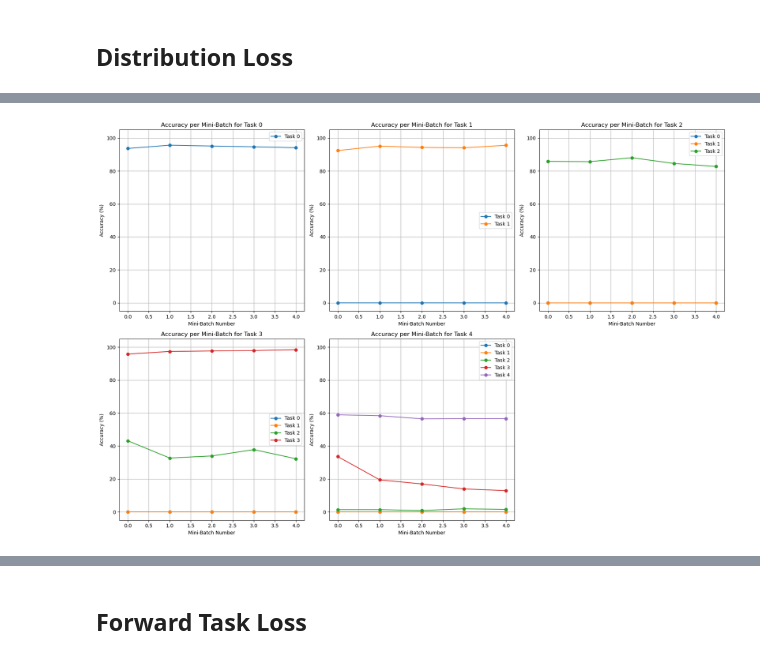
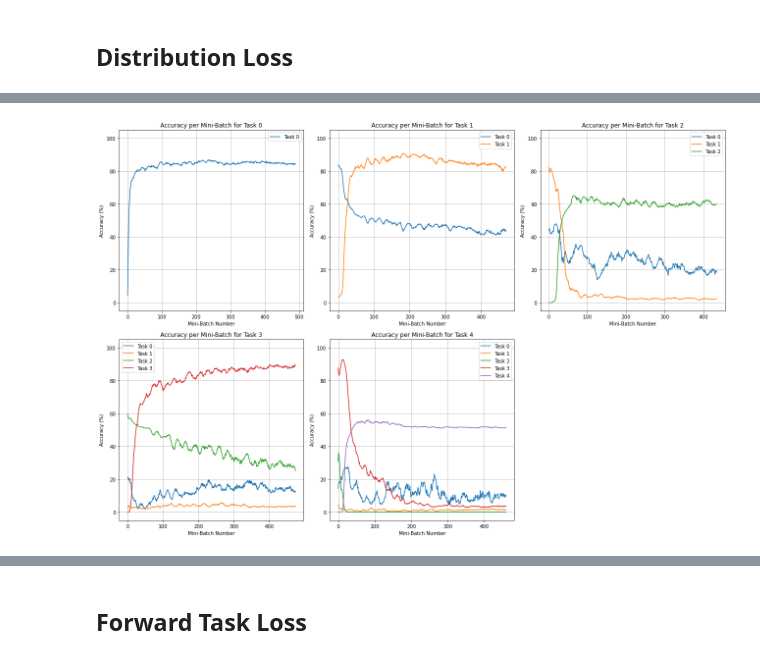
Before and after one commit to bochendong/Fantastic-ML-Method, a Jupyter notebook: LTL/MNIST/Experiment/Best.ipynb, the cells around one changed output, grey strips where cells are left out. Drawn from its saved outputs; the diff is of its cells as text; code cells hidden in the pictures.

```diff
--- a/LTL/MNIST/Experiment/Best.ipynb
+++ b/LTL/MNIST/Experiment/Best.ipynb
@@ -125,23 +195,23 @@ def train_distribution(model, task_num, criterion, epoches):
     print(f"##########Task {task_num}##########")
     for e in range(epoches):
         print(f"Epoch {e}")
-
+        batch_num = 0
         for images, labels in train_loader:
             follower.train()
             images, labels = images.to(device), labels.to(device)
             outputs = follower(images)
 
-            except_mean = 0.2
+            except_mean = 0.1
             empty_loss = 0
-            for task in range (5):
-                    task_start = task * 2
-                    task_end = (task + 1) * 2
+            for task in range (10):
+                task_start = task
+                task_end = (task + 1)
 
-                    fake_image = torch.randn(batch_size, 1, 28, 28)
-                    fake_output = follower(fake_image)
+                fake_image = torch.randn(batch_size, 1, 28, 28).to(device)
+                fake_output = follower(fake_image)
 
-                    real_mean = torch.mean(torch.abs(fake_output[:,task_start:task_end]))
-                    empty_loss += torch.abs(except_mean - real_mean)
+                real_mean = torch.mean(torch.abs(fake_output[:,task_start:task_end]))
+                empty_loss += torch.abs(except_mean - real_mean)
 
 
             loss = criterion(outputs[:,:valid_out_dim], labels) + empty_loss
@@ -150,17 +220,20 @@ def train_distribution(model, task_num, criterion, epoches):
             loss.backward()
             optimizer_F.step()
 
+            if(batch_num % 10 == 0):
+                avg_acc = 0
+                for task in range(task_num + 1):
+                    acc = cal_acc(follower, task_dataloaders[task][0], device)
+                    avg_acc += acc
+                    task_accuracies[task].append(acc * 100)
+                    print(f"Batch num: {batch_num}, Task {task} acc: { acc * 100:.4f}", end = ', ')
+
+                print(f"Task avg acc:{avg_acc*100/(task_num + 1):.4f}")
+
+            batch_num += 1
+
 
         adjust_learning_rate(optimizer_F)
-        avg_acc = 0
-        for task in range(task_num + 1):
-            acc = cal_acc(follower, task_dataloaders[task][0], device)
-            avg_acc += acc
-            task_accuracies[task].append(acc * 100)
-            print(f"Task {task} acc: { acc * 100:.4f}", end = ', ')
-
-        print(f"Task avg acc:{avg_acc*100/(task_num + 1):.4f}")
-
 
     return follower, task_accuracies
 # %%
@@ -193,18 +266,4 @@ Task 0 acc: 0.0000, Task 1 acc: 0.0000, Task 2 acc: 1.5625, Task 3 acc: 12.9605,
-# %%
-plt.figure(figsize=(18, 12))
-
-for i, task_accuracies in enumerate(all_accuracies_0):
-    plt.subplot(2, 3, i+1)
-    for task, accs in task_accuracies.items():
-        plt.plot(accs,'o-', label=f'Task {task}')
-    plt.title(f'Accuracy per Mini-Batch for Task {i}')
-    plt.xlabel('Mini-Batch Number')
-    plt.ylabel('Accuracy (%)')
-    plt.ylim(-5, 105)
-    plt.legend()
-    plt.grid(True)
-
-plt.tight_layout()
-plt.show()
-# %% [output]
-[figure, removed]
+# %%
+plot_acc_history(all_accuracies_0)
+# %% [output]
+[figure, added]
```
Also changed, not shown: parts of 18 cells of this notebook.
